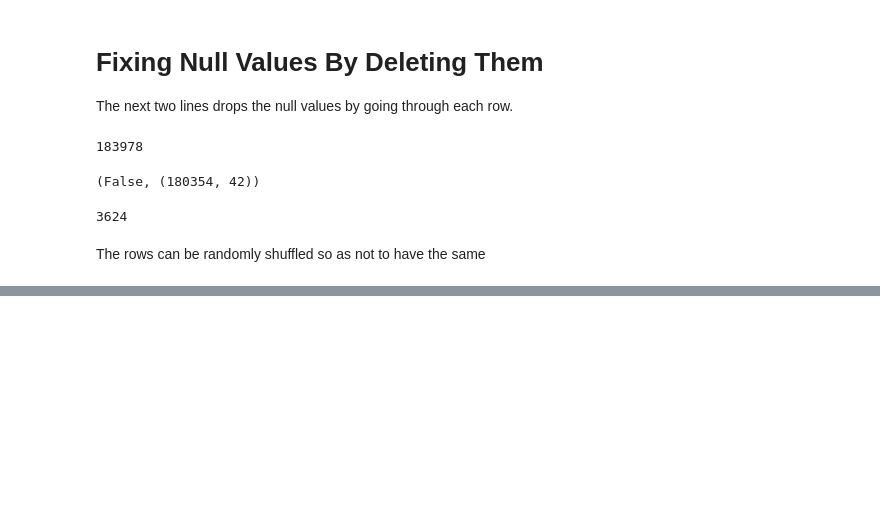
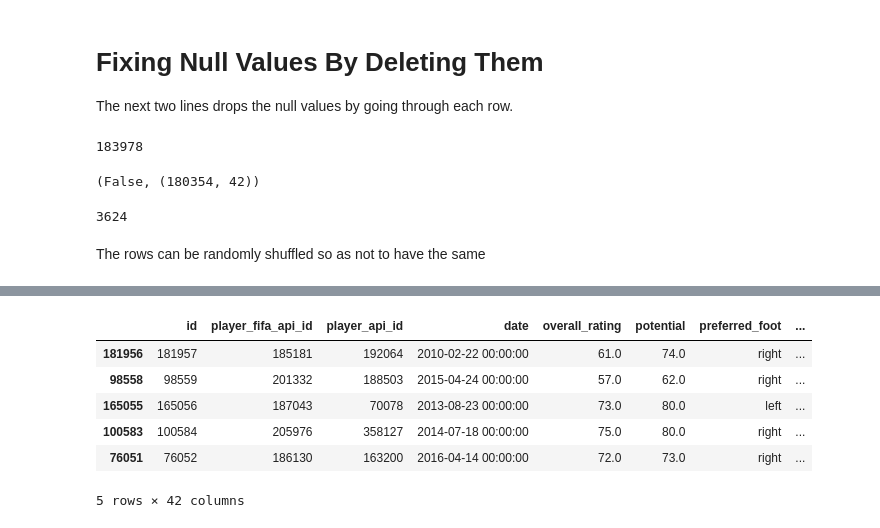
Before and after one commit to muchemicarol/Soccer-Data-Analysis, a Jupyter notebook: Soccer Data Analysis.ipynb, the cells around one changed output, grey strips where cells are left out. Drawn from its saved outputs; the diff is of its cells as text; code cells hidden in the pictures; blank space fills up the shorter version.

```diff
--- a/Soccer Data Analysis.ipynb
+++ b/Soccer Data Analysis.ipynb
@@ -132,0 +141,10 @@ df = df.reindex(np.random.permutation(df.index))
+# %%
+df.head(5)
+# %% [output]
+|  | id | player_fifa_api_id | player_api_id | date | overall_rating | potential | preferred_foot | ... |
+| 181956 | 181957 | 185181 | 192064 | 2010-02-22 00:00:00 | 61.0 | 74.0 | right | ... |
+| 98558 | 98559 | 201332 | 188503 | 2015-04-24 00:00:00 | 57.0 | 62.0 | right | ... |
+| 165055 | 165056 | 187043 | 70078 | 2013-08-23 00:00:00 | 73.0 | 80.0 | left | ... |
+| 100583 | 100584 | 205976 | 358127 | 2014-07-18 00:00:00 | 75.0 | 80.0 | right | ... |
+| 76051 | 76052 | 186130 | 163200 | 2016-04-14 00:00:00 | 72.0 | 73.0 | right | ... |
+5 rows × 42 columns
```
Also changed, not shown: parts of 14 cells of this notebook.
